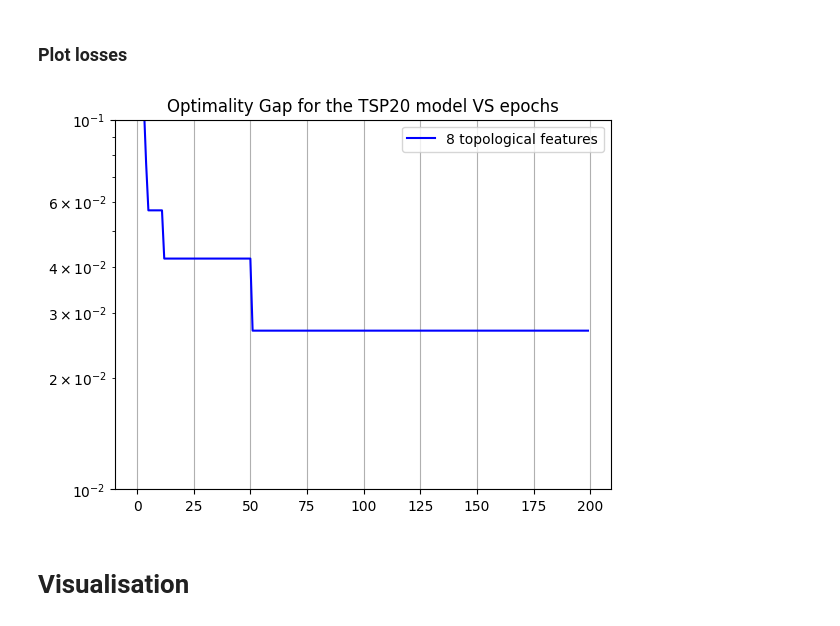
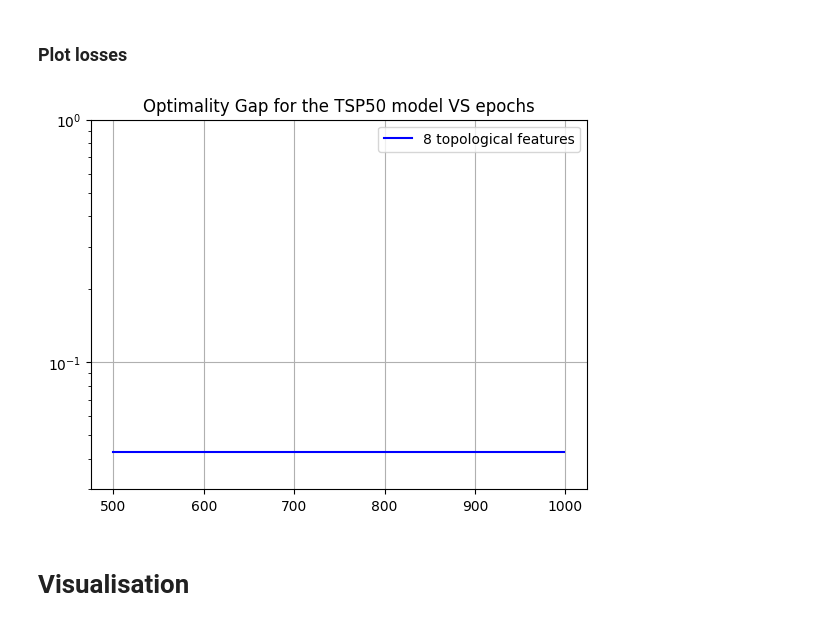
Before and after one commit to MarioAuditore/TDA-for-Travelling-Salesman, a Jupyter notebook: data_generation_and_train.ipynb, the cells around one changed output. Drawn from its saved outputs; the diff is of its cells as text; code cells hidden in the pictures.

Commit message:
added images

```diff
--- a/data_generation_and_train.ipynb
+++ b/data_generation_and_train.ipynb
@@ -101,11 +101,12 @@ args.gpu_id = gpu_id
 
 # TSP problem number of nodes
 # args.nb_nodes = 10 # TSP10
-args.nb_nodes = 20 # TSP20
+# args.nb_nodes = 20 # TSP20
+args.nb_nodes = 50 # TSP50
 
 # Transformer parameters
-args.dim_emb = 64 # dimension of embeddings in transformer
-args.dim_ff = 256 # dimension of feed forward layers
+args.dim_emb = 128 # dimension of embeddings in transformer
+args.dim_ff = 512 # dimension of feed forward layers
 args.dim_nodes = 2
 args.dim_model_input = 8 # dimension of input features
 args.nb_layers_encoder = 6
@@ -114,10 +115,10 @@ args.nb_heads = 8
 
 #
 args.nb_epochs = 200 # number of epochs
-args.batch_size = 12000 # batch size
+args.batch_size = 1500 # batch size
 args.nb_batch_per_epoch = 250 # number of batches to generate on each epoch for training
 args.nb_batch_eval = 100 # number of batches to generate on each epoch for evaluation
-args.lr = 5e-3 # optimiser lr
+args.lr = 1e-3 # optimiser lr
 args.tol = 1e-3 # model should perform better w.r.t tolerance to be updated
 args.batchnorm = True  # if batchnorm=True  than batch norm is used
 # args.batchnorm = False # if batchnorm=False than layer norm is used
@@ -163,7 +164,7 @@ if torch.cuda.device_count() > 1:
     model_train = nn.DataParallel(model_train)
     model_baseline = nn.DataParallel(model_baseline)
 
-optimizer = torch.optim.Adam(model_train.parameters(), lr = args.lr)
+optimizer = torch.optim.AdamW(model_train.parameters(), lr = args.lr)
 
 model_train = model_train.to(device)
 model_baseline = model_baseline.to(device)
@@ -284,12 +291,0 @@ def generate_dataset(total_samples, batch_size, nb_nodes, dim_nodes, max_columns
-# %%
-total_samples = 8 * 10**4
-
-data_directory = 'train_eval_data'
-# filename = f'dataset_{total_samples // 10**3}K_samples_{args.dim_model_input}_features.pkl'
-filename = f'dataset_{total_samples}_samples_{args.dim_model_input}_features.pkl'
-path = os.path.join(data_directory, filename)
-
-dataset = torch.load(path)
-
-max_columns = args.dim_model_input
-dataset = dataset[:, :, :max_columns]
@@ -478,7 +484,7 @@ plot_data_filename = (
     f"{args.nb_nodes} nodes, "
     f"{args.nb_epochs} epochs, "
     f"{args.dim_model_input} features - "
-    f"plots.pkl"
+    f"plots_continuation.pkl"
 )
 torch.save({
     'loss_train': loss_arr,
@@ -492,23 +507,14 @@ torch.save({
 # %%
-file_path = os.path.join(checkpoint_dir, plot_data_filename)
-checkpoint = torch.load(file_path)
-
-# loss_arr = checkpoint['loss_train']
-# length_baseline = checkpoint['path_length_for_baseline']
-# length_test = checkpoint['path_length_on_test']
-# length_train = checkpoint['path_length_for_train']
-gap_history = checkpoint['gap_history']
-
-plt.plot([gap.numpy() for gap in gap_history], label=f'{args.dim_model_input} topological features', color='b')
+plt.plot(np.arange(500, 1000), [gap.numpy() for gap in gap_history], label=f'{args.dim_model_input} topological features', color='b')
 plt.yscale('log')
-plt.ylim([1e-2, 1e-1])
-plt.title('Optimality Gap for the TSP20 model VS epochs')
+plt.ylim([3e-2, 1])
+plt.title('Optimality Gap for the TSP50 model VS epochs')
 plt.grid(True)
 plt.legend()
 # plt.savefig('gap_10.jpg')
 plt.show()
 # %% [output]
-[figure, old version]
+[figure, new version]
 # %% [markdown]
 # Visualisation
 # %% [markdown]
```
Also changed, not shown: parts of 10 cells of this notebook, 1 other file.
